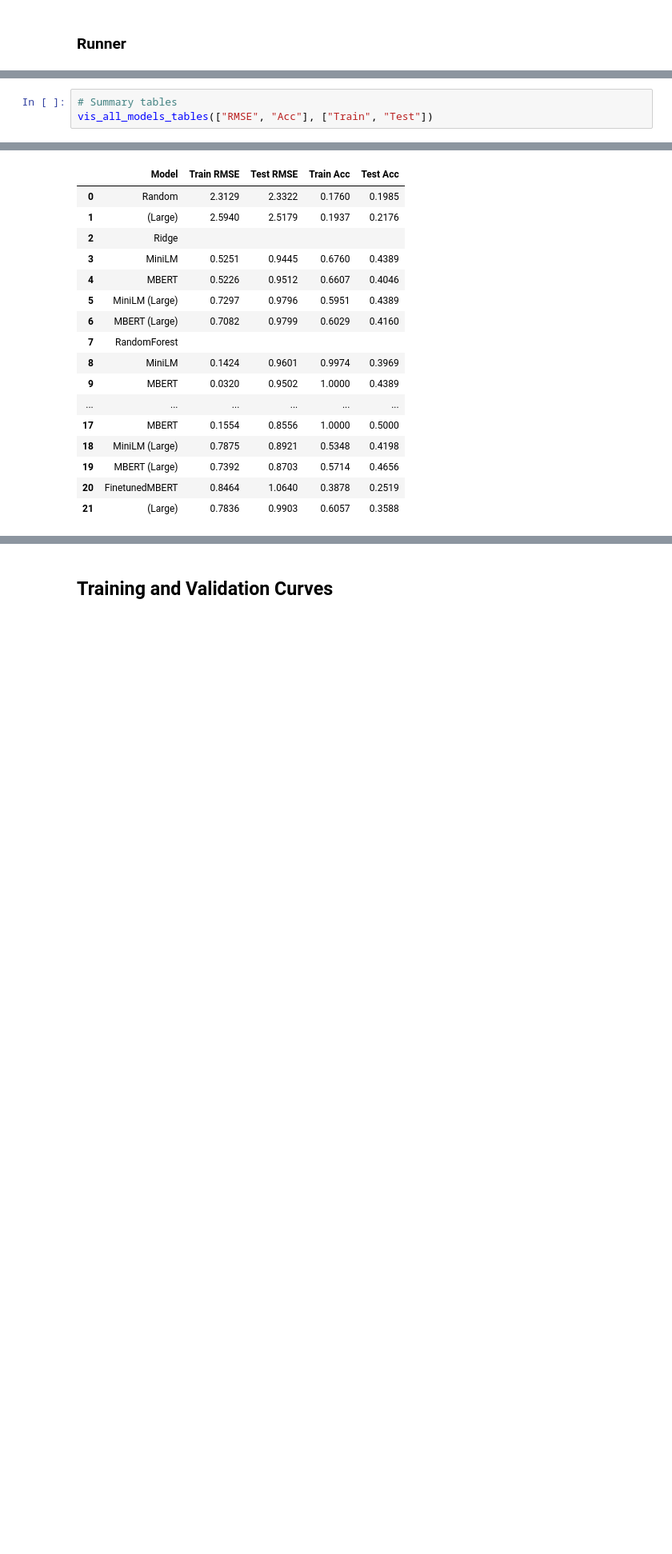
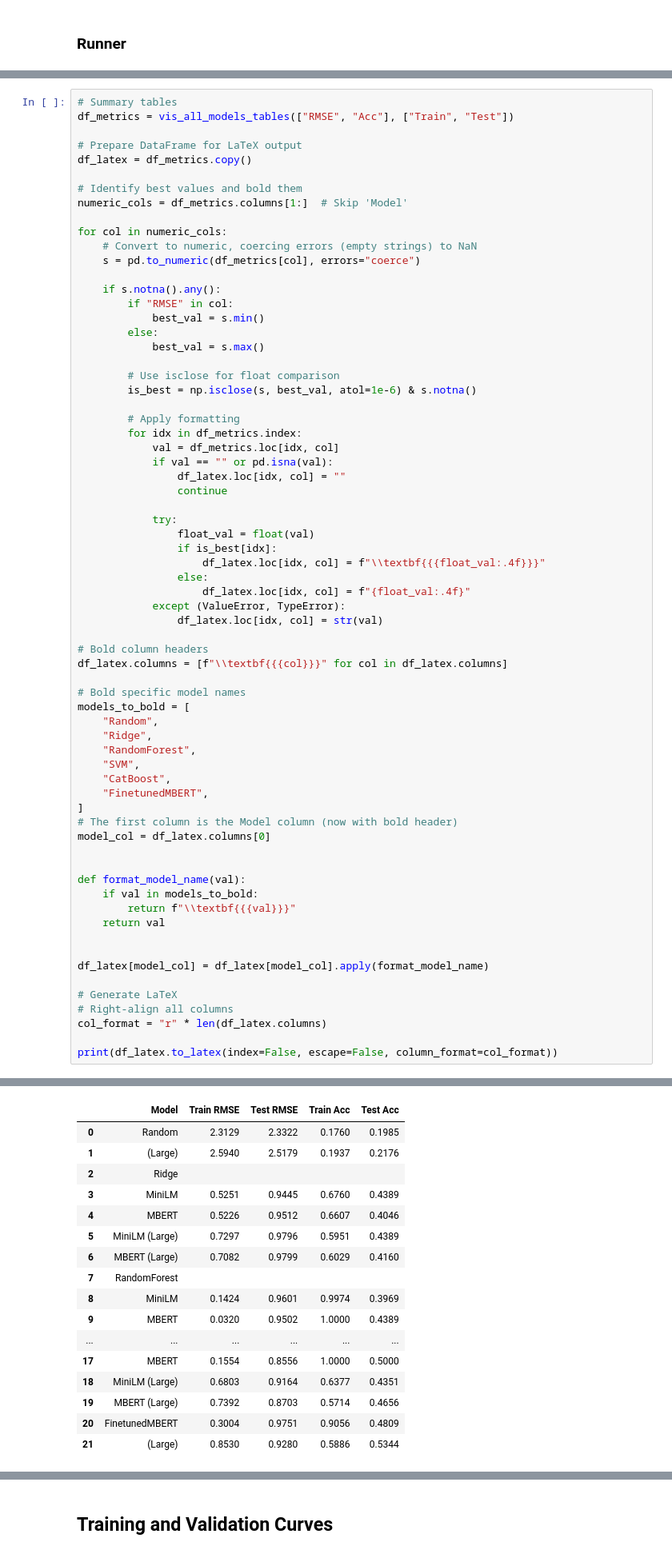
Before and after one commit to itzTerra/vis-desc, a Jupyter notebook: modules/lab/src/models/encoder/training_visualization.ipynb, the cells around one changed output, grey strips where cells are left out. Shown at 80% size. Cells and saved outputs as stored; diff of their text form; blank space fills up the shorter version.

Commit message:
feat: update metric files

```diff
--- a/modules/lab/src/models/encoder/training_visualization.ipynb
+++ b/modules/lab/src/models/encoder/training_visualization.ipynb
@@ -784,22 +876,87 @@ vis_all_models_plots(aggregated_models, "test")
 # %%
 # Summary tables
-vis_all_models_tables(["RMSE", "Acc"], ["Train", "Test"])
+df_metrics = vis_all_models_tables(["RMSE", "Acc"], ["Train", "Test"])
+
+# Prepare DataFrame for LaTeX output
+df_latex = df_metrics.copy()
+
+# Identify best values and bold them
+numeric_cols = df_metrics.columns[1:]  # Skip 'Model'
+
+for col in numeric_cols:
+    # Convert to numeric, coercing errors (empty strings) to NaN
+    s = pd.to_numeric(df_metrics[col], errors="coerce")
+
+    if s.notna().any():
+        if "RMSE" in col:
+            best_val = s.min()
+        else:
+            best_val = s.max()
+
+        # Use isclose for float comparison
+        is_best = np.isclose(s, best_val, atol=1e-6) & s.notna()
+
+        # Apply formatting
+        for idx in df_metrics.index:
+            val = df_metrics.loc[idx, col]
+            if val == "" or pd.isna(val):
+                df_latex.loc[idx, col] = ""
+                continue
+
+            try:
+                float_val = float(val)
+                if is_best[idx]:
+                    df_latex.loc[idx, col] = f"\\textbf{{{float_val:.4f}}}"
+                else:
+                    df_latex.loc[idx, col] = f"{float_val:.4f}"
+            except (ValueError, TypeError):
+                df_latex.loc[idx, col] = str(val)
+
+# Bold column headers
+df_latex.columns = [f"\\textbf{{{col}}}" for col in df_latex.columns]
+
+# Bold specific model names
+models_to_bold = [
+    "Random",
+    "Ridge",
+    "RandomForest",
+    "SVM",
+    "CatBoost",
+    "FinetunedMBERT",
+]
+# The first column is the Model column (now with bold header)
+model_col = df_latex.columns[0]
+
+
+def format_model_name(val):
+    if val in models_to_bold:
+        return f"\\textbf{{{val}}}"
+    return val
+
+
+df_latex[model_col] = df_latex[model_col].apply(format_model_name)
+
+# Generate LaTeX
+# Right-align all columns
+col_format = "r" * len(df_latex.columns)
+
+print(df_latex.to_latex(index=False, escape=False, column_format=col_format))
 # %% [output]
 Model Metrics Comparison
 |  | Model | Train RMSE | Test RMSE | Train Acc | Test Acc |
 | 0 | Random | 2.3129 | 2.3322 | 0.1760 | 0.1985 |
 | 1 | (Large) | 2.5940 | 2.5179 | 0.1937 | 0.2176 |
 | 2 | Ridge |  |  |  |  |
 | 3 | MiniLM | 0.5251 | 0.9445 | 0.6760 | 0.4389 |
 | 4 | MBERT | 0.5226 | 0.9512 | 0.6607 | 0.4046 |
 | 5 | MiniLM (Large) | 0.7297 | 0.9796 | 0.5951 | 0.4389 |
 | 6 | MBERT (Large) | 0.7082 | 0.9799 | 0.6029 | 0.4160 |
 | 7 | RandomForest |  |  |  |  |
 | 8 | MiniLM | 0.1424 | 0.9601 | 0.9974 | 0.3969 |
 | 9 | MBERT | 0.0320 | 0.9502 | 1.0000 | 0.4389 |
 | ... | ... | ... | ... | ... | ... |
 | 17 | MBERT | 0.1554 | 0.8556 | 1.0000 | 0.5000 |
-| 18 | MiniLM (Large) | 0.7875 | 0.8921 | 0.5348 | 0.4198 |
+| 18 | MiniLM (Large) | 0.6803 | 0.9164 | 0.6377 | 0.4351 |
 | 19 | MBERT (Large) | 0.7392 | 0.8703 | 0.5714 | 0.4656 |
-| 20 | FinetunedMBERT | 0.8464 | 1.0640 | 0.3878 | 0.2519 |
-| 21 | (Large) | 0.7836 | 0.9903 | 0.6057 | 0.3588 |
+| 20 | FinetunedMBERT | 0.3004 | 0.9751 | 0.9056 | 0.4809 |
+| 21 | (Large) | 0.8530 | 0.9280 | 0.5886 | 0.5344 |
```
Also changed, not shown: parts of 9 cells of this notebook, 22 other files.
